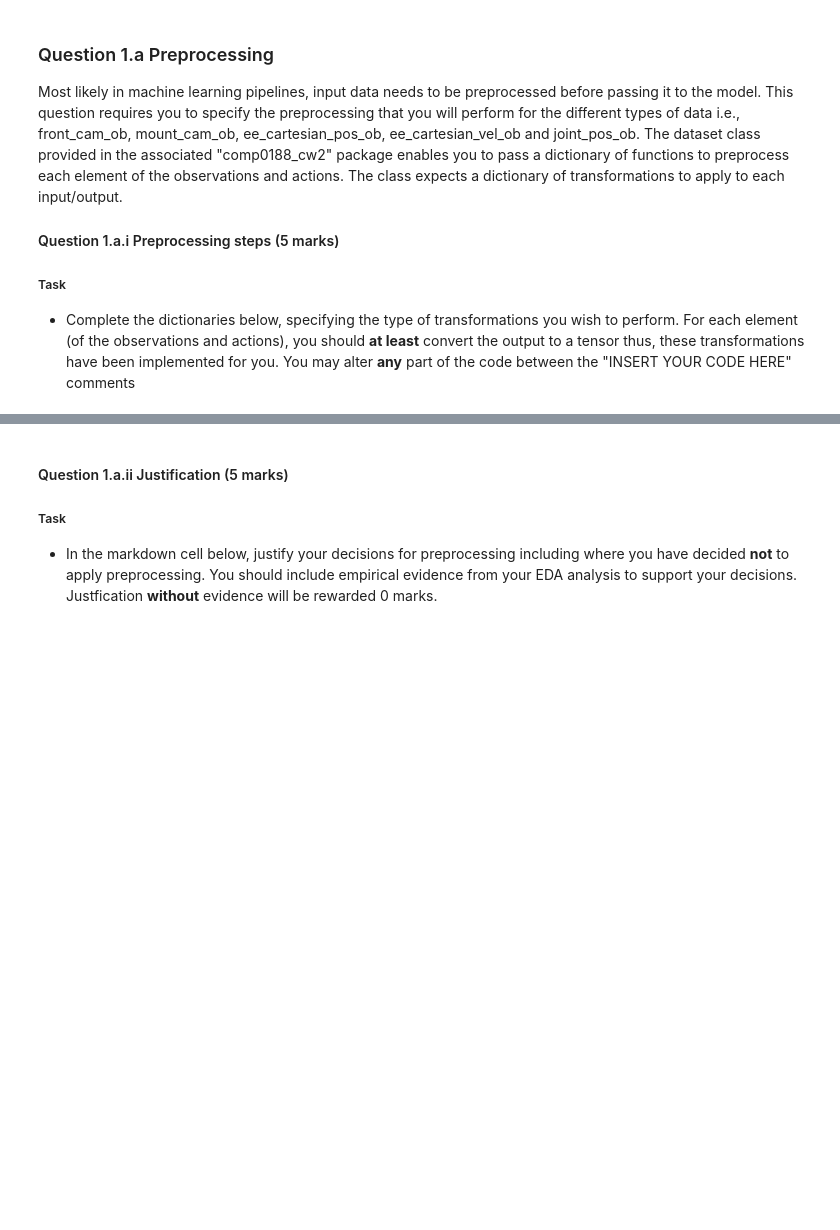
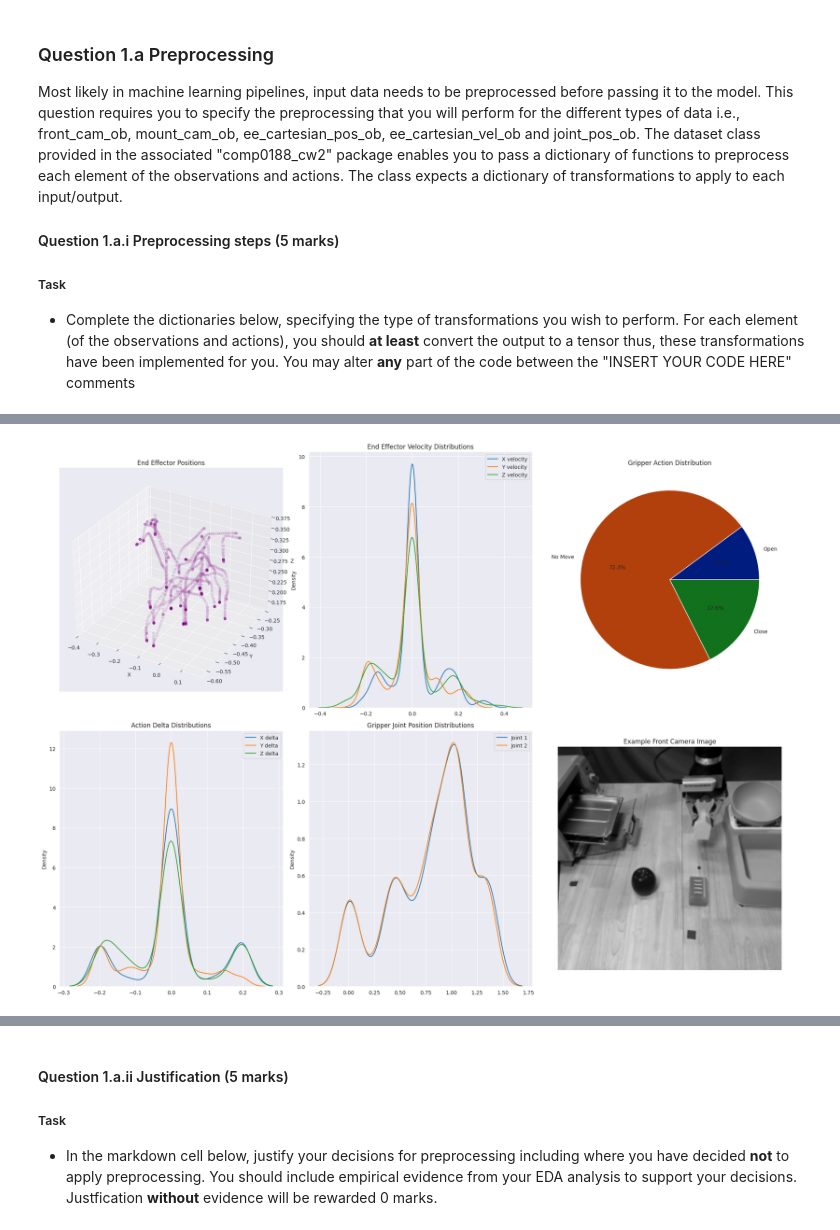
Before and after one commit to the-rich-piana/COMP0188_DeepLearning, a Jupyter notebook: cw2/Cw2_upload/CW2_Questions_105_marks_QUESTIONS.ipynb, the cells around one changed output, grey strips where cells are left out. Drawn from its saved outputs; the diff is of its cells as text; code cells hidden in the pictures; blank space fills up the shorter version.

```diff
--- a/cw2/Cw2_upload/CW2_Questions_105_marks_QUESTIONS.ipynb
+++ b/cw2/Cw2_upload/CW2_Questions_105_marks_QUESTIONS.ipynb
@@ -189,8 +141,10 @@ if RUN_PREPROCESSING:
 ## Question 1: Tune an end-to-end supervised learning model taking in the full set of observations and predicting actions
 # %%
 _keys = [
-    "actions","front_cam_ob",
-    "mount_cam_ob","terminals",
+    "actions",
+    "front_cam_ob",
+    "mount_cam_ob",
+    "terminals",
     "ee_cartesian_pos_ob",
     "ee_cartesian_vel_ob",
     "joint_pos_ob"
@@ -225,0 +207,76 @@ global_transforms = {
+# %%
+import matplotlib.pyplot as plt
+import seaborn as sns
+
+sns.set_style('darkgrid')
+# Set up a large figure with multiple subplots
+fig = plt.figure(figsize=(20, 15))
+
+# 1. Cartesian Position Distribution (3D scatter plot)
+ax1 = fig.add_subplot(231, projection='3d')
+positions = train_nps['ee_cartesian_pos_ob'][:, 0:3]
+ax1.scatter(positions[:, 0], positions[:, 1], positions[:, 2], alpha=0.1, color="purple")
+ax1.set_title('End Effector Positions')
+ax1.set_xlabel('X')
+ax1.set_ylabel('Y')
+ax1.set_zlabel('Z')
+
+# 2. Velocity Distribution
+ax2 = fig.add_subplot(232)
+velocities = train_nps['ee_cartesian_vel_ob'][:, 0:3]
+for i, dim in enumerate(['X', 'Y', 'Z']):
+    sns.kdeplot(velocities[:, i], label=f'{dim} velocity', ax=ax2)
+ax2.set_title('End Effector Velocity Distributions')
+ax2.legend()
+
+# 3. Gripper Action Distribution (Pie Chart)
+ax3 = fig.add_subplot(233)
+gripper_actions = train_nps['actions'][:, 3]
+unique, counts = np.unique(gripper_actions, return_counts=True)
+# sns.
+colors = sns.color_palette('dark')
+
+ax3.pie(counts, labels=['Open', 'No Move', 'Close'], autopct='%1.1f%%', colors=colors)
+ax3.set_title('Gripper Action Distribution')
+
+# 4. Action Deltas Distribution
+ax4 = fig.add_subplot(234)
+deltas = train_nps['actions'][:, 0:3]
+for i, dim in enumerate(['X', 'Y', 'Z']):
+    sns.kdeplot(deltas[:, i], label=f'{dim} delta', ax=ax4)
+ax4.set_title('Action Delta Distributions')
+ax4.legend()
+
+# 5. Joint Positions Distribution
+ax5 = fig.add_subplot(235)
+joint_pos = train_nps['joint_pos_ob'][:, -2:]  # Last two elements
+sns.kdeplot(joint_pos[:, 0], label='Joint 1', ax=ax5)
+sns.kdeplot(joint_pos[:, 1], label='Joint 2', ax=ax5)
+ax5.set_title('Gripper Joint Position Distributions')
+ax5.legend()
+
+# 6. Example Images
+ax6 = fig.add_subplot(236)
+example_front = ((train_nps['front_cam_ob'][0] - train_nps['front_cam_ob'][0].min()) *
+                (255/(train_nps['front_cam_ob'][0].max() - train_nps['front_cam_ob'][0].min()))).astype('uint8')
+ax6.imshow(example_front, cmap='gray')
+ax6.set_title('Example Front Camera Image')
+ax6.axis('off')
+
+plt.tight_layout()
+plt.show()
+
+# Additional temporal analysis
+plt.figure(figsize=(15, 5))
+# Plot trajectory example - position over time for a single sequence
+sequence_length = 50  # Adjust based on your data
+plt.plot(positions[:sequence_length, 0], label='X')
+plt.plot(positions[:sequence_length, 1], label='Y')
+plt.plot(positions[:sequence_length, 2], label='Z')
+plt.title('Position Trajectory Example')
+plt.xlabel('Time Step')
+plt.ylabel('Position')
+plt.legend()
+plt.show()
+# %% [output]
+[figure, added]
```
Also changed, not shown: parts of 24 cells of this notebook, 2 other files.
